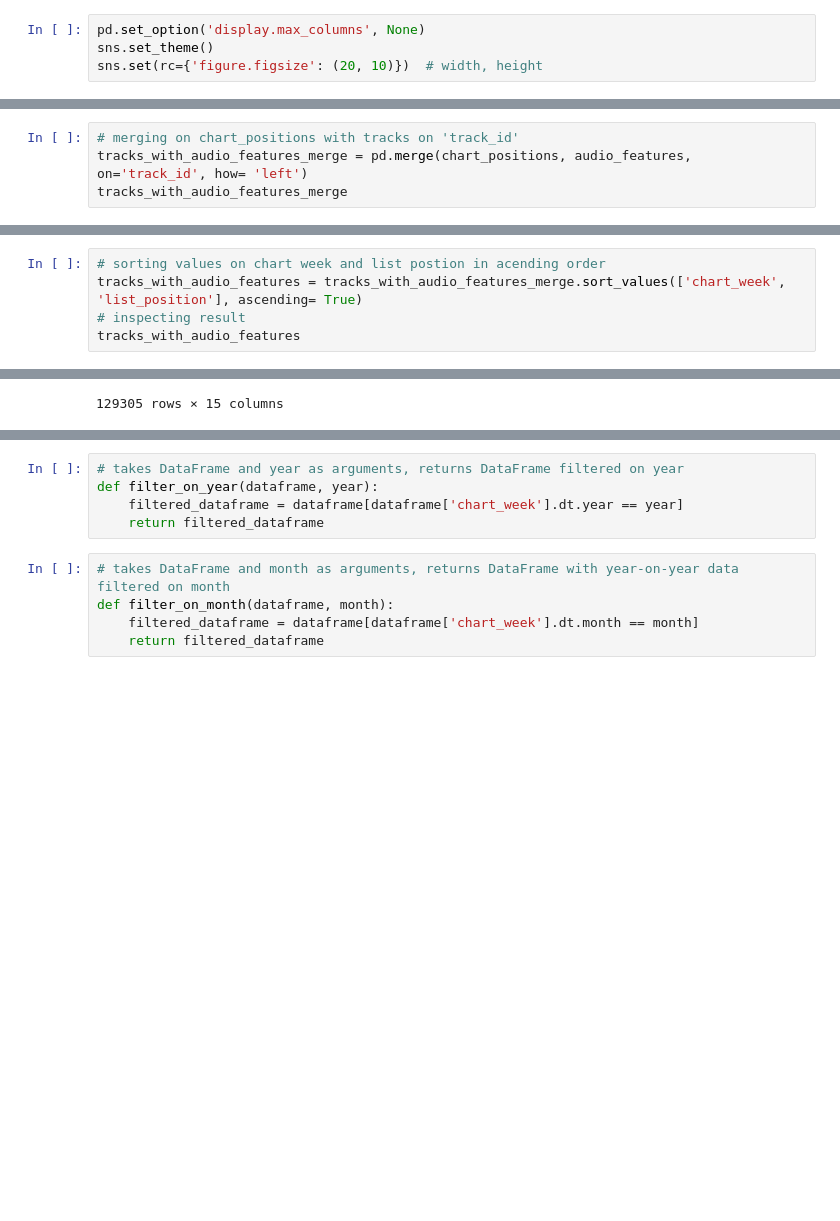
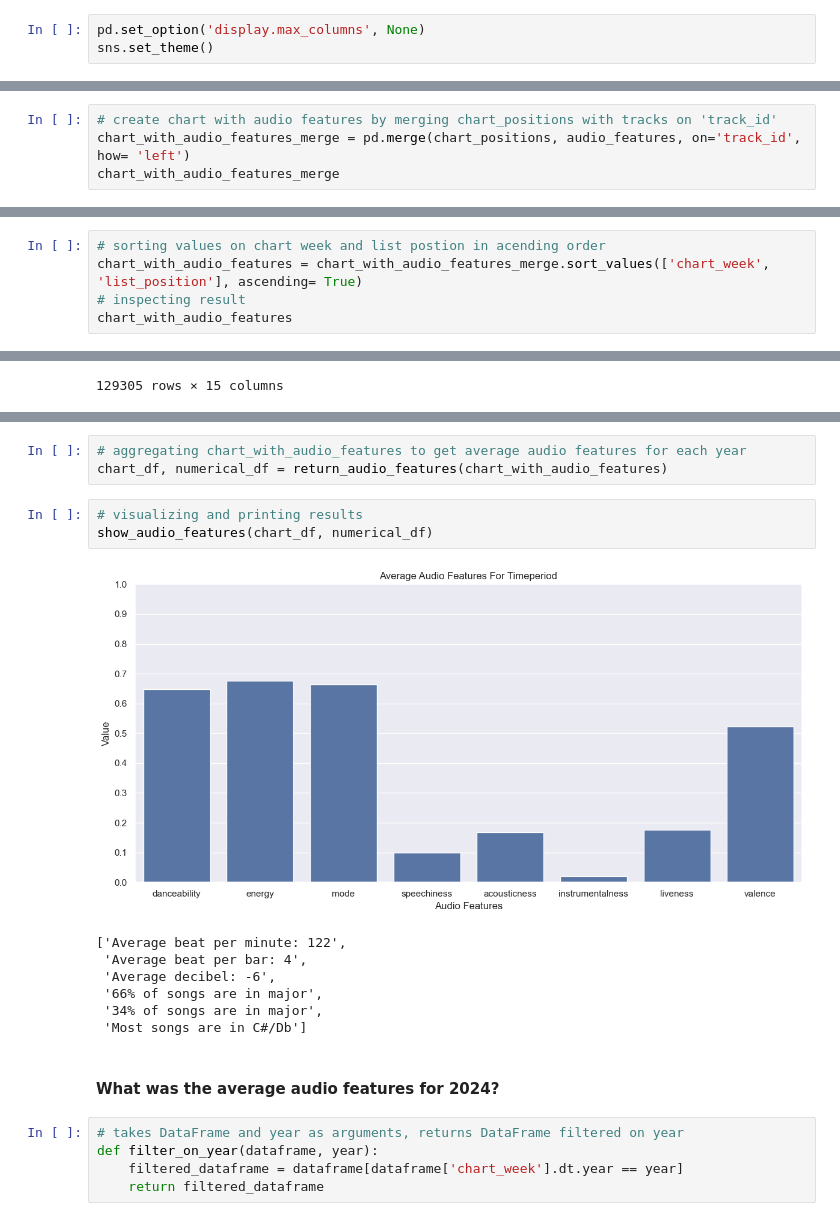
Before and after one commit to guillermocontp/recommendation-system, a Jupyter notebook: analysis.ipynb, the cells around one changed output, grey strips where cells are left out. Cells and saved outputs as stored; diff of their text form; blank space fills up the shorter version.

```diff
--- a/analysis.ipynb
+++ b/analysis.ipynb
@@ -9,4 +13,3 @@ import seaborn as sns
 # %%
 pd.set_option('display.max_columns', None)
 sns.set_theme()
-sns.set(rc={'figure.figsize': (20, 10)})  # width, height
@@ -793,9 +794,9 @@ da26-python.music_data.chart_positions
 da26-python.music_data.tracks
 da26-python.music_data.tracks_artists_mapping
 # %%
-# merging on chart_positions with tracks on 'track_id'
-tracks_with_audio_features_merge = pd.merge(chart_positions, audio_features, on='track_id', how= 'left')
-tracks_with_audio_features_merge
+# create chart with audio features by merging chart_positions with tracks on 'track_id'
+chart_with_audio_features_merge = pd.merge(chart_positions, audio_features, on='track_id', how= 'left')
+chart_with_audio_features_merge
 # %% [output]
 |  | chart_week | list_position | track_id | danceability | energy | key | loudness | mode | speechiness | ... |
 | 0 | 2021-07-10 | 42 | 000TJlEJQ3nafsm1hBWpoj | 0.620 | 0.586 | 1.0 | -6.612 | 1.0 | 0.2120 | ... |
@@ -812,9 +813,9 @@ tracks_with_audio_features_merge
 129305 rows × 15 columns
 # %%
 # sorting values on chart week and list postion in acending order
-tracks_with_audio_features = tracks_with_audio_features_merge.sort_values(['chart_week', 'list_position'], ascending= True)
+chart_with_audio_features = chart_with_audio_features_merge.sort_values(['chart_week', 'list_position'], ascending= True)
 # inspecting result
-tracks_with_audio_features
+chart_with_audio_features
 # %% [output]
 |  | chart_week | list_position | track_id | danceability | energy | key | loudness | mode | speechiness | ... |
 | 26220 | 2000-01-01 | 1 | 1Yp6SnaxRGguBjcEFarluk | 0.692 | 0.696 | 9.0 | -10.309 | 0.0 | 0.0360 | ... |
@@ -834,10 +1476,21 @@ tracks_with_audio_features
+# %%
+# aggregating chart_with_audio_features to get average audio features for each year
+chart_df, numerical_df = return_audio_features(chart_with_audio_features)
+# %%
+# visualizing and printing results
+show_audio_features(chart_df, numerical_df)
+# %% [output]
+[figure, added]
+['Average beat per minute: 122',
+ 'Average beat per bar: 4',
+ 'Average decibel: -6',
+ '66% of songs are in major',
+ '34% of songs are in major',
+ 'Most songs are in C#/Db']
+# %% [markdown]
+#### What was the average audio features for 2024?
 # %%
 # takes DataFrame and year as arguments, returns DataFrame filtered on year
 def filter_on_year(dataframe, year):
     filtered_dataframe = dataframe[dataframe['chart_week'].dt.year == year]
     return filtered_dataframe
-# %%
-# takes DataFrame and month as arguments, returns DataFrame with year-on-year data filtered on month
-def filter_on_month(dataframe, month):
-    filtered_dataframe = dataframe[dataframe['chart_week'].dt.month == month]
-    return filtered_dataframe
```
Also changed, not shown: parts of 154 cells of this notebook, 3 other files.
